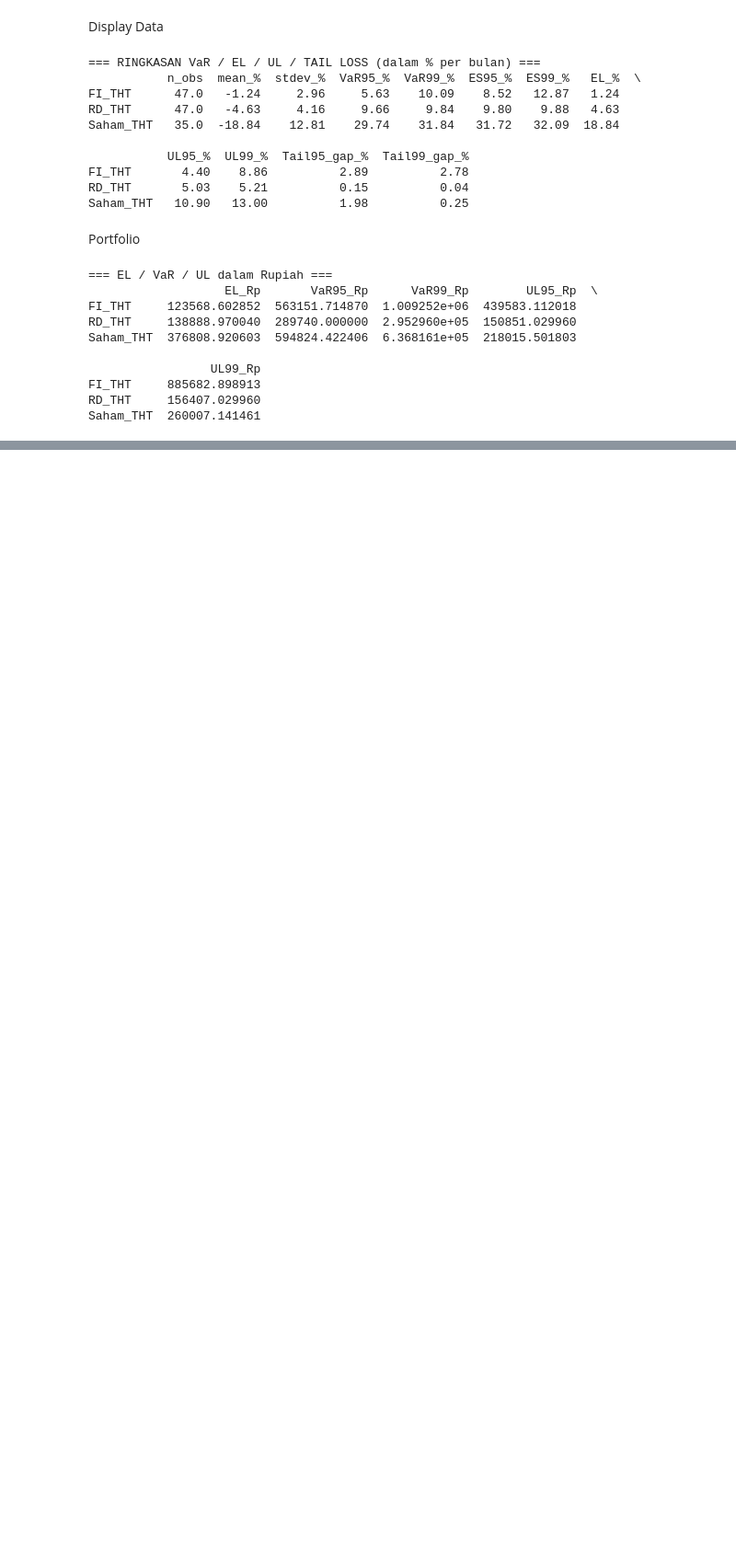
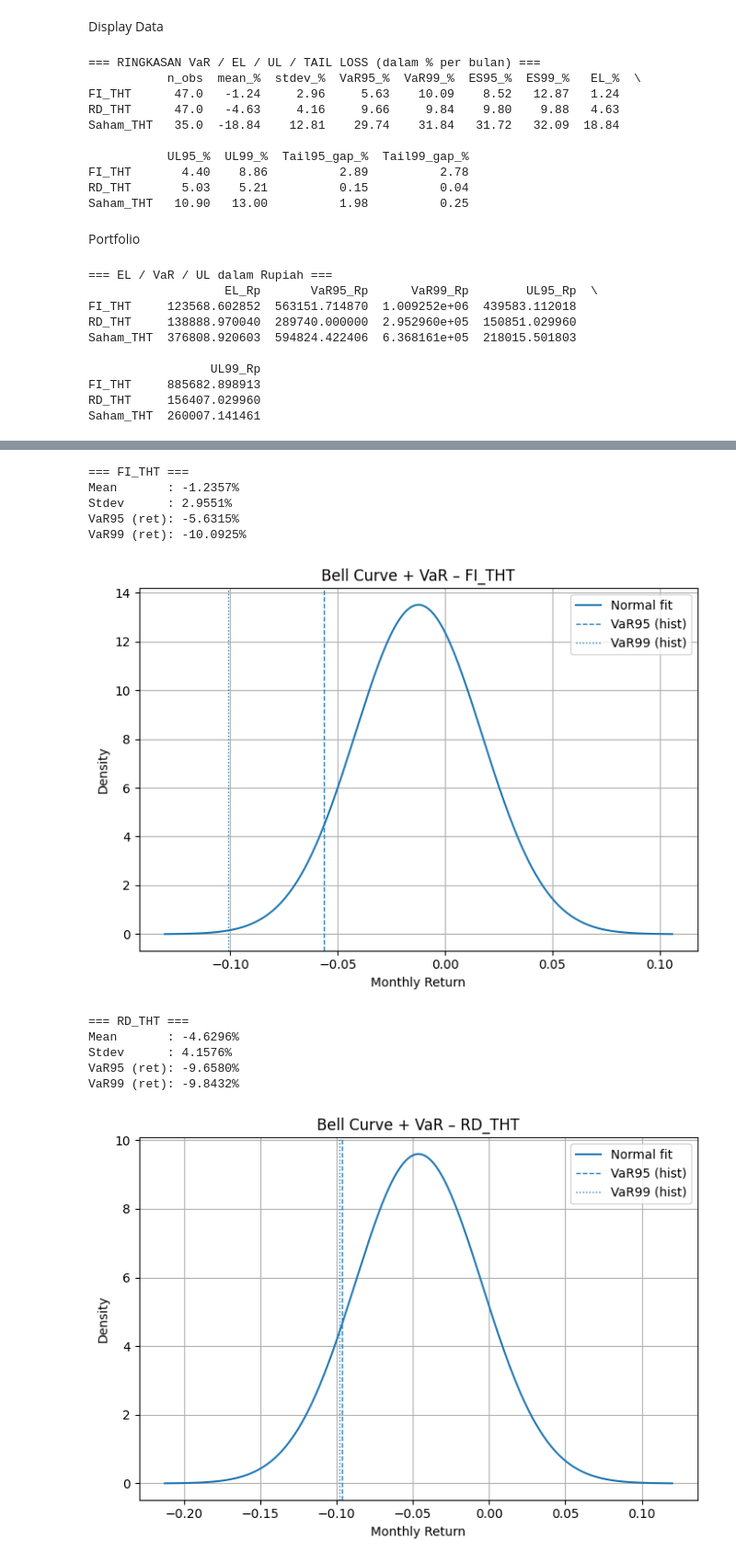
Before and after one commit to iqbaltanjung97/VaR, a Jupyter notebook: VaR.ipynb, the cells around one changed output, grey strips where cells are left out. Shown: that part at 92% size. Drawn from its saved outputs; the diff is of its cells as text; code cells hidden in the pictures; blank space fills up the shorter version.

Commit message:
add comparisons of graphs

```diff
--- a/VaR.ipynb
+++ b/VaR.ipynb
@@ -186,0 +189,69 @@ Saham_THT  260007.141461
+# %%
+import pandas as pd
+import numpy as np
+import matplotlib.pyplot as plt
+from scipy.stats import norm
+
+# =========================================================
+# 1. Load data
+# =========================================================
+
+file_path = "PL_asset_classes.xlsx"
+df = pd.read_excel(file_path)
+
+asset_cols = ["FI_THT", "RD_THT", "Saham_THT"]
+
+# =========================================================
+# 2. Plot bell curve + garis VaR untuk tiap asset class
+# =========================================================
+
+for col in asset_cols:
+    series = df[col].dropna()
+    mu = series.mean()
+    sigma = series.std(ddof=1)
+
+    # --------- Historical VaR (berbasis data) ----------
+    alpha_95 = 0.95
+    alpha_99 = 0.99
+
+    # quantile kiri (return terburuk) → q05, q01 (negatif untuk loss)
+    q05 = series.quantile(1 - alpha_95)   # 5% quantile
+    q01 = series.quantile(1 - alpha_99)   # 1% quantile
+
+    print(f"\n=== {col} ===")
+    print(f"Mean       : {mu:.4%}")
+    print(f"Stdev      : {sigma:.4%}")
+    print(f"VaR95 (ret): {q05:.4%}")   # posisi di sumbu x
+    print(f"VaR99 (ret): {q01:.4%}")
+
+    # --------- Normal fit (bell curve) ----------
+    x = np.linspace(mu - 4 * sigma, mu + 4 * sigma, 400)
+    y = norm.pdf(x, mu, sigma)
+
+    plt.figure(figsize=(7, 5))
+    plt.plot(x, y, label="Normal fit")
+
+    # Garis vertikal VaR di posisi return (negatif di kiri)
+    plt.axvline(q05, linestyle="--", linewidth=1, label="VaR95 (hist)")
+    plt.axvline(q01, linestyle=":",  linewidth=1, label="VaR99 (hist)")
+
+    plt.title(f"Bell Curve + VaR – {col}")
+    plt.xlabel("Monthly Return")
+    plt.ylabel("Density")
+    plt.grid(True)
+    plt.legend()
+    plt.tight_layout()
+    plt.show()
+# %% [output]
+=== FI_THT ===
+Mean       : -1.2357%
+Stdev      : 2.9551%
+VaR95 (ret): -5.6315%
+VaR99 (ret): -10.0925%
+[figure, added]
+=== RD_THT ===
+Mean       : -4.6296%
+Stdev      : 4.1576%
+VaR95 (ret): -9.6580%
+VaR99 (ret): -9.8432%
+[figure, added]
```
Also changed, not shown: parts of 4 cells of this notebook.
